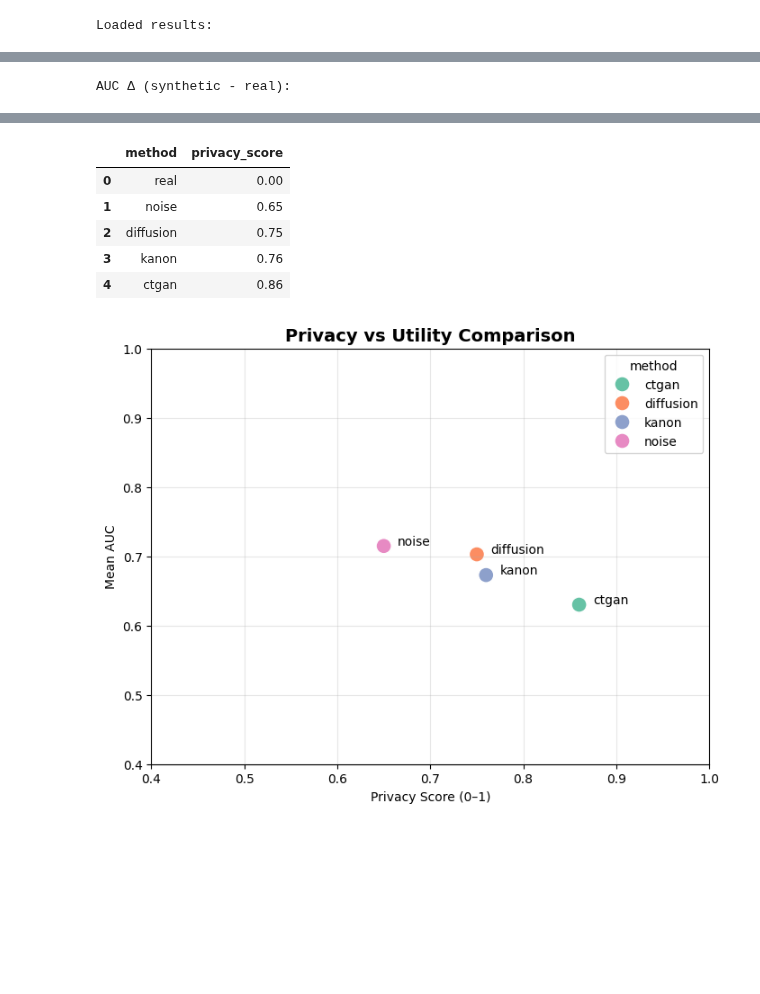
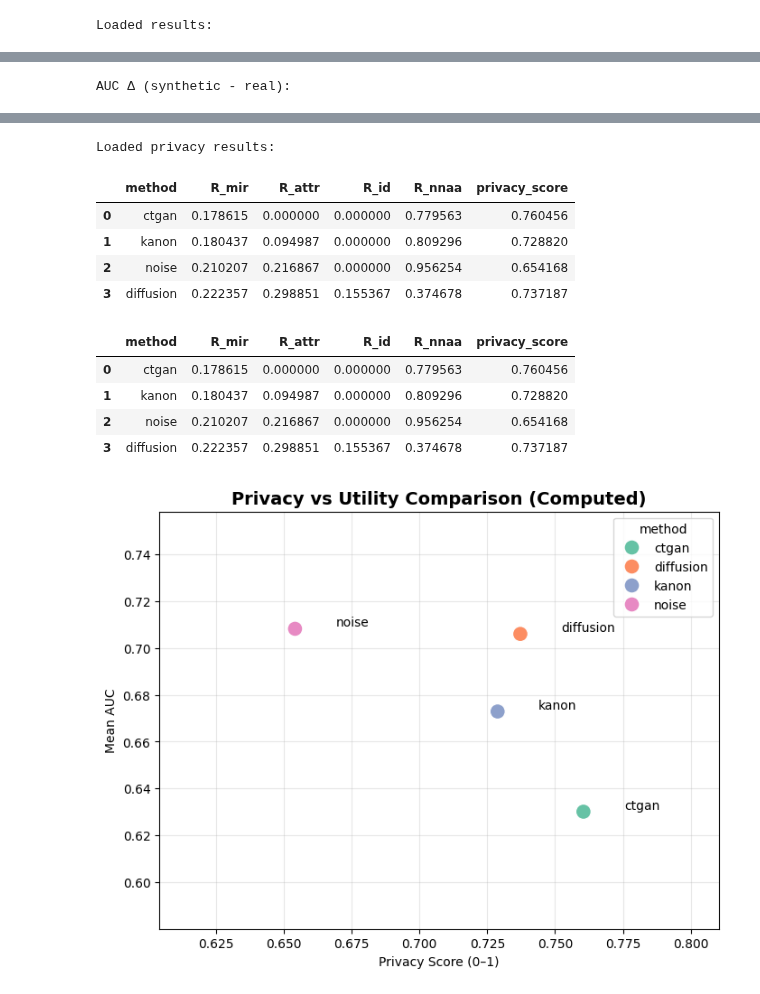
Before and after one commit to StRomano02/Research_Metodologies_Project, a Jupyter notebook: notebooks/07_overall_comparison.ipynb, the cells around one changed output, grey strips where cells are left out. Saved outputs shown, nothing was run; the diff lists cells and outputs as text; code cells hidden in the pictures; blank space fills up the shorter version.

```diff
--- a/notebooks/07_overall_comparison.ipynb
+++ b/notebooks/07_overall_comparison.ipynb
@@ -71,33 +71,43 @@ plt.show()
 
 
 # ------------------------------------------------------
-# Privacy Scores (heuristic scale 0–1)
+# Privacy Scores (computed scale 0–1)
 # ------------------------------------------------------
-# REAL = 0 (no privacy)
-# Noise/Diffusion = medium-high
-# K-Anonymity = depends on generalization but moderate
-# CTGAN = high privacy but risk of memorization if training is weak
+# We load privacy metrics computed at the end of each notebook and saved to:
+#   ../data/results/results_privacy.csv
+#
+# Metrics (higher = worse privacy / more leakage):
+# - R_mir  : Membership inference risk (F1 of NN distance-threshold attack)
+# - R_attr : Attribute inference risk (F1 of kNN attacker on sensitive attribute)
+# - R_id   : Identity disclosure risk (near-exact matches under epsilon)
+# - R_nnaa : NN adversarial accuracy (closer to train than holdout)
+#
+# Aggregate:
+# privacy_score = 1 - mean([R_mir, R_attr, R_id, R_nnaa])
 
-privacy_scores = {
-    "real": 0.00,
-    "noise": 0.65,        # updated
-    "diffusion": 0.75,    # updated
-    "kanon": 0.76,        # updated
-    "ctgan": 0.86         # updated
-}
+privacy_path = "/Users/woland02/VsCode/Research_Metodologies_Project/notebooks/data/results/results_privacy.csv"
+df_priv = pd.read_csv(privacy_path)
+df_priv = df_priv.drop_duplicates(subset=["method"], keep="last")
 
-df_priv = pd.DataFrame([
-    {"method": m, "privacy_score": s}
-    for m, s in privacy_scores.items()
-])
+# keep only methods used in the comparison (exclude "real" if present)
+df_priv = df_priv[df_priv["method"].isin(["ctgan", "kanon", "diffusion", "noise"])]
 
+print("\nLoaded privacy results:")
 display(df_priv)
+
+# Show only the key columns (if they exist)
+needed_cols = ["method", "R_mir", "R_attr", "R_id", "R_nnaa", "privacy_score"]
+missing = [c for c in needed_cols if c not in df_priv.columns]
+if missing:
+    raise ValueError(f"Missing columns in results_privacy.csv: {missing}")
+
+display(df_priv[needed_cols])
+
 
 # ------------------------------------------------------
 # Privacy vs Utility Plot
 # ------------------------------------------------------
-df_plot = avg_auc.merge(df_priv, on="method")
-df_plot = df_plot[df_plot["method"] != "real"]
+df_plot = avg_auc.merge(df_priv[["method", "privacy_score"]], on="method", how="inner")
 
 plt.figure(figsize=(8,6))
 sns.scatterplot(
@@ -109,13 +119,19 @@ sns.scatterplot(
     palette="Set2"
 )
 
-plt.xlim(0.4, 1.0)
-plt.ylim(0.4, 1.0)
+# dynamic bounds (avoid hardcoding)
+xmin = max(0.0, df_plot["privacy_score"].min() - 0.05)
+xmax = min(1.0, df_plot["privacy_score"].max() + 0.05)
+ymin = max(0.0, df_plot["auc"].min() - 0.05)
+ymax = min(1.0, df_plot["auc"].max() + 0.05)
+
+plt.xlim(xmin, xmax)
+plt.ylim(ymin, ymax)
 
 for _, row in df_plot.iterrows():
     plt.text(row["privacy_score"] + 0.015, row["auc"] + 0.001, row["method"])
 
-plt.title("Privacy vs Utility Comparison", fontsize=14, weight="bold")
+plt.title("Privacy vs Utility Comparison (Computed)", fontsize=14, weight="bold")
 plt.xlabel("Privacy Score (0–1)")
 plt.ylabel("Mean AUC")
 plt.grid(alpha=0.3)
@@ -161,7 +177,12 @@ AUC Δ (synthetic - real):
+Loaded privacy results:
-|  | method | privacy_score |
-| 0 | real | 0.00 |
-| 1 | noise | 0.65 |
-| 2 | diffusion | 0.75 |
-| 3 | kanon | 0.76 |
-| 4 | ctgan | 0.86 |
+|  | method | R_mir | R_attr | R_id | R_nnaa | privacy_score |
+| 0 | ctgan | 0.178615 | 0.000000 | 0.000000 | 0.779563 | 0.760456 |
+| 1 | kanon | 0.180437 | 0.094987 | 0.000000 | 0.809296 | 0.728820 |
+| 2 | noise | 0.210207 | 0.216867 | 0.000000 | 0.956254 | 0.654168 |
+| 3 | diffusion | 0.222357 | 0.298851 | 0.155367 | 0.374678 | 0.737187 |
+|  | method | R_mir | R_attr | R_id | R_nnaa | privacy_score |
+| 0 | ctgan | 0.178615 | 0.000000 | 0.000000 | 0.779563 | 0.760456 |
+| 1 | kanon | 0.180437 | 0.094987 | 0.000000 | 0.809296 | 0.728820 |
+| 2 | noise | 0.210207 | 0.216867 | 0.000000 | 0.956254 | 0.654168 |
+| 3 | diffusion | 0.222357 | 0.298851 | 0.155367 | 0.374678 | 0.737187 |
-[figure, old version]
+[figure, new version]
```
Also changed, not shown: parts of 3 cells of this notebook, 6 other files.
